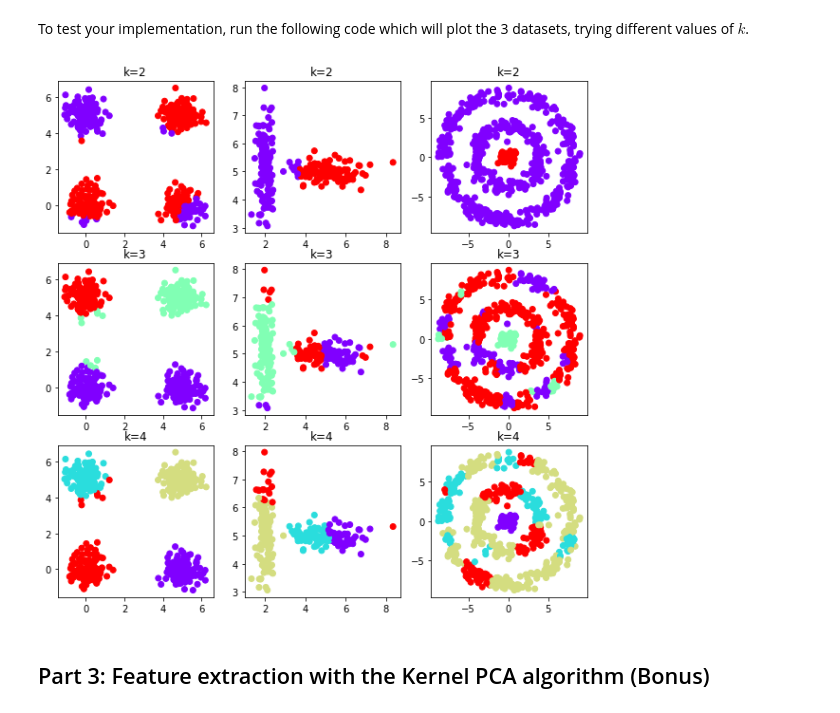
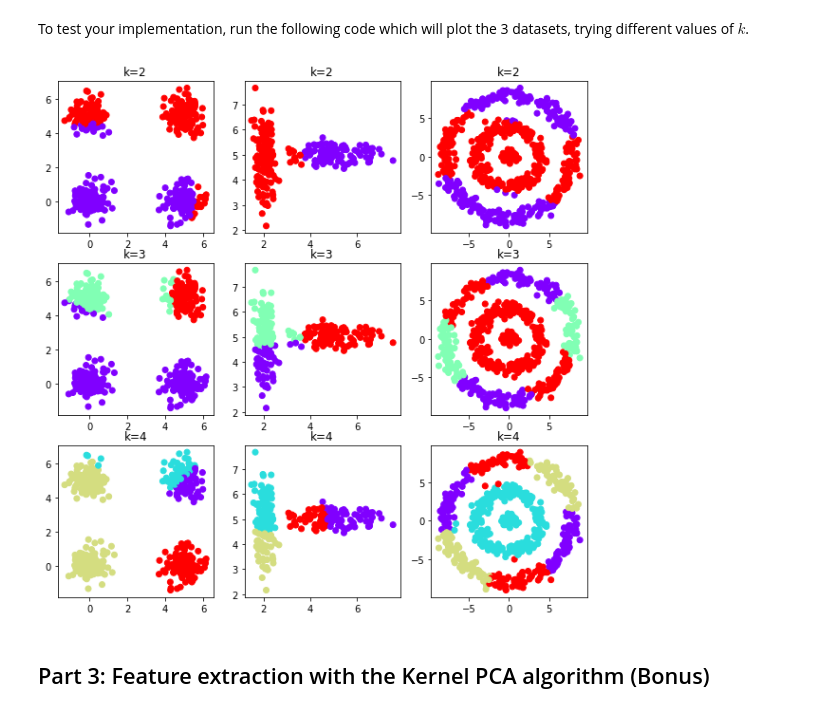
Before and after one commit to nnguyenu/ML-basic, a Jupyter notebook: lab_session_12.ipynb, the cells around one changed output. Saved outputs shown, nothing was run; the diff lists cells and outputs as text; code cells hidden in the pictures.

```diff
--- a/lab_session_12.ipynb
+++ b/lab_session_12.ipynb
@@ -548,14 +537,14 @@ To test your implementation, run the following code which will plot the 3 datase
 # %%
 fig, axes = plt.subplots(3, len(datasets), figsize=(10,10))
 
 for k_index, k in enumerate([2, 3, 4]):
     for dataset_index, data in enumerate(datasets):
-        Matrix = gaussian_kernel_matrix(data)
+        Matrix = polynomial_kernel_matrix(data)
         labels = kernel_k_means(Matrix, k)
         axes[k_index, dataset_index].scatter(data[:,0], data[:,1], c=labels, cmap='rainbow')
         axes[k_index, dataset_index].set_title('k=' + str(k))
 # %% [output]
-[figure, old version]
+[figure, new version]
 # %% [markdown]
 ## Part 3: Feature extraction with the Kernel PCA algorithm (Bonus)
 # %% [markdown]
```
Also changed, not shown: parts of 3 cells of this notebook.
